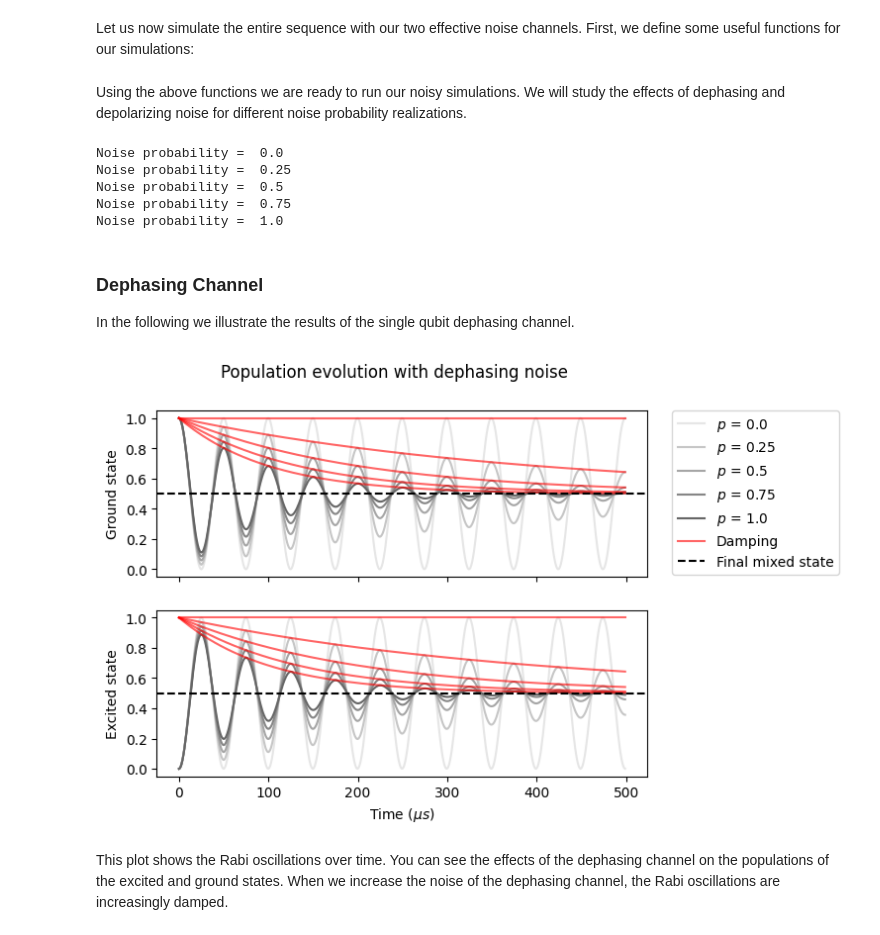
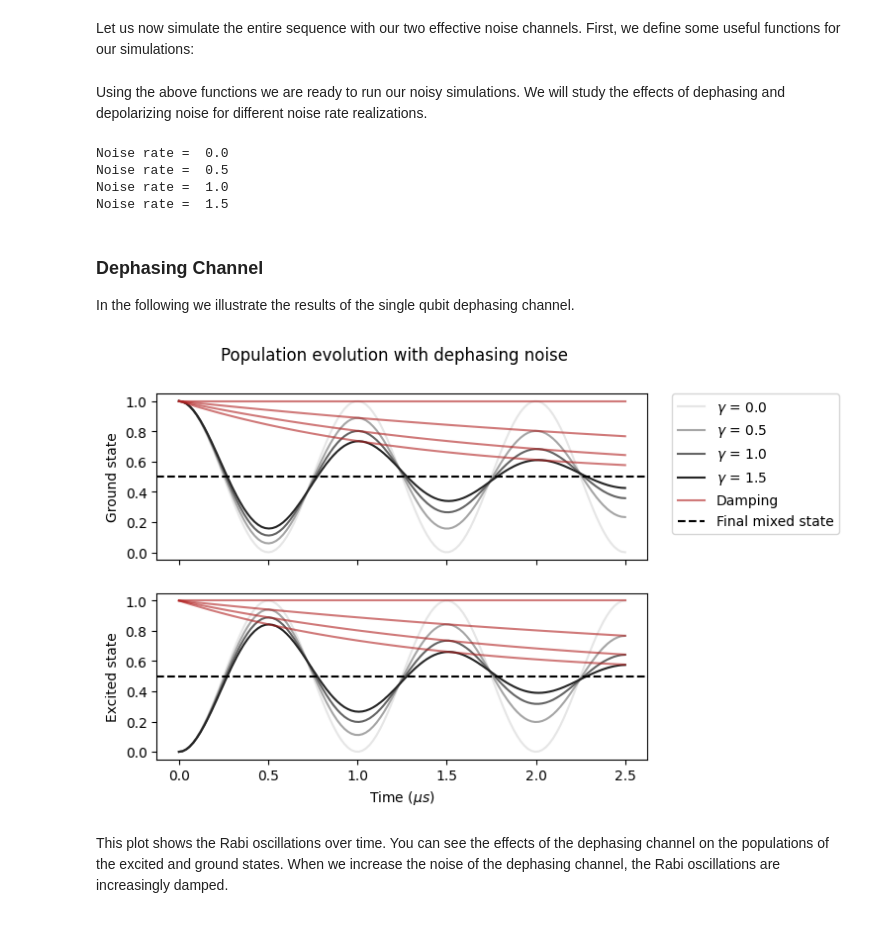
Before and after one commit to pasqal-io/pulser-ovh-tutorials, a Jupyter notebook: 3. Classical simulation/3.4. Simulating with effective noise channels.ipynb, the cells around one changed output. Drawn from its saved outputs; the diff is of its cells as text; code cells hidden in the pictures.

```diff
--- a/3. Classical simulation/3.4. Simulating with effective noise channels.ipynb
+++ b/3. Classical simulation/3.4. Simulating with effective noise channels.ipynb
@@ -219,7 +221,7 @@ Dephasing probability: 0.1
 Likewise we can create a SimConfig object for the depolarizing noise. Notice how we reset the configuration using the `reset_config()` method:
 # %%
 clean_simu.reset_config()
-config_depolarizing = SimConfig(noise="depolarizing", depolarizing_prob=0.1)
+config_depolarizing = SimConfig(noise="depolarizing", depolarizing_rate=0.1)
 clean_simu.set_config(config_depolarizing)
 clean_simu.show_config()
 # %% [output]
@@ -274,7 +270,7 @@ def noisy_dynamics(clean_simu, config):
 def plot_basis_population(
     psi: qutip.Qobj,
     noise_results: list[SimulationResults],
-    noise_probabilities: list[float],
+    noise_rates: list[float],
     decay_rate: float | None,
     axis: plt.Axes,
     convergence_line: float,
@@ -285,8 +281,8 @@ def plot_basis_population(
     Args:
         psi: The state against which the population is measured.
         noise_results: A list of QutipEmulator.from_sequenceResults.
-        noise_probabilites: The noise probability associated with
-            each element in 'noise_results'.
+        noise_rates: The noise rate associated with each element in
+            'noise_results'.
         decay_rate: The decay rate relative to the noise probability.
             If defined, add the exponential decay curves in the plot.
         axis: The Axes to plot the curves on.
@@ -297,25 +293,26 @@ def plot_basis_population(
     noise_pops = []
     for noise_result in noise_results:
         population = []
-        for rho_t in noise_result.states:
-            value = psi.dag() * rho_t * psi
-            population.append(np.abs(value[0][0]))
+        for state in noise_result.states:
+            population.append(np.abs(qutip.expect(psi.proj(), state)))
         noise_pops.append(population)
 
     times = noise_results[0]._sim_times
 
-    for noise_probability, noise_pop in zip(noise_probabilities, noise_pops):
+    for noise_rate, noise_pop in zip(noise_rates, noise_pops):
         axis.plot(
+            times,
             noise_pop,
-            label=rf"$p$ = {noise_probability}",
-            color=[0.9 - 0.5 * noise_probability] * 3,
+            label=rf"$\gamma$ = {noise_rate}",
+            color=[0.9 - 0.5 * noise_rate] * 3,
         )
-    N_realizations = len(noise_probabilities)
+    N_realizations = len(noise_rates)
     if decay_rate is not None:
-        for i, noise_prob in enumerate(noise_probabilities):
+        for i, noise_rate in enumerate(noise_rates):
             axis.plot(
-                0.5 * (1 + np.exp(-decay_rate * noise_prob * times)),
-                color="red",
+                times,
+                0.5 * (1 + np.exp(-decay_rate * noise_rate * times)),
+                color="firebrick",
                 alpha=0.6,
                 label="Damping" if i == N_realizations - 1 else None,
             )
@@ -333,23 +330,21 @@ def plot_basis_population(
             bbox_to_anchor=(1.05, 1), loc="upper left", borderaxespad=0.0
         )
 # %% [markdown]
-Using the above functions we are ready to run our noisy simulations. We will study the effects of dephasing and depolarizing noise for different noise probability realizations.
+Using the above functions we are ready to run our noisy simulations. We will study the effects of dephasing and depolarizing noise for different noise rate realizations.
 # %%
 clean_simu.reset_config()
 
-noise_probabilities = np.linspace(0, 1, 5)
+noise_rates = np.linspace(0, 1.5, 4)
 depolarizing_results = []
 dephasing_results = []
 
-for noise_probability in noise_probabilities:
-    print("Noise probability = ", noise_probability)
+for noise_rate in noise_rates:
+    print("Noise rate = ", noise_rate)
 
     # We configure the dephasing and depolarizing noises
-    config_dephasing = SimConfig(
-        noise="dephasing", dephasing_prob=noise_probability
-    )
+    config_dephasing = SimConfig(noise="dephasing", dephasing_rate=noise_rate)
     config_depolarizing = SimConfig(
-        noise="depolarizing", depolarizing_prob=noise_probability
+        noise="depolarizing", depolarizing_rate=noise_rate
     )
 
     # We run the simulations
@@ -360,11 +355,10 @@ for noise_probability in noise_probabilities:
     depolarizing_results.append(depolarizing_result)
     dephasing_results.append(dephasing_result)
 # %% [output]
-Noise probability =  0.0
-Noise probability =  0.25
-Noise probability =  0.5
-Noise probability =  0.75
-Noise probability =  1.0
+Noise rate =  0.0
+Noise rate =  0.5
+Noise rate =  1.0
+Noise rate =  1.5
 # %%
 # Basis states definition
 r_state = qutip.basis(2, 0)
@@ -380,34 +374,34 @@ In the following we illustrate the results of the single qubit dephasing channel
 # %%
 # We plot the population evolution
 fig, axs = plt.subplots(2)
 fig.suptitle("Population evolution with dephasing noise")
 axs.flat[0].set(xlabel=r"Time ($\mu s$)", ylabel="Ground state")
 axs.flat[1].set(xlabel=r"Time ($\mu s$)", ylabel="Excited state")
 
 # Hide x labels and tick labels for top plots and y ticks for right plots.
 for ax in axs.flat:
     ax.label_outer()
 
 plot_basis_population(
     basis["g"],
     dephasing_results,
-    noise_probabilities,
+    noise_rates,
     0.5,
     axs[0],
     1 / 2,
     True,
 )
 plot_basis_population(
     basis["r"],
     dephasing_results,
-    noise_probabilities,
+    noise_rates,
     0.5,
     axs[1],
     1 / 2,
 )
 plt.show()
 # %% [output]
-[figure, old version]
+[figure, new version]
 # %% [markdown]
 This plot shows the Rabi oscillations over time. You can see the effects of the dephasing channel on the populations of the excited and ground states. When we increase the noise of the dephasing channel, the Rabi oscillations are increasingly damped.
 # %% [markdown]
```
Also changed, not shown: parts of 31 cells of this notebook, 24 other files.
